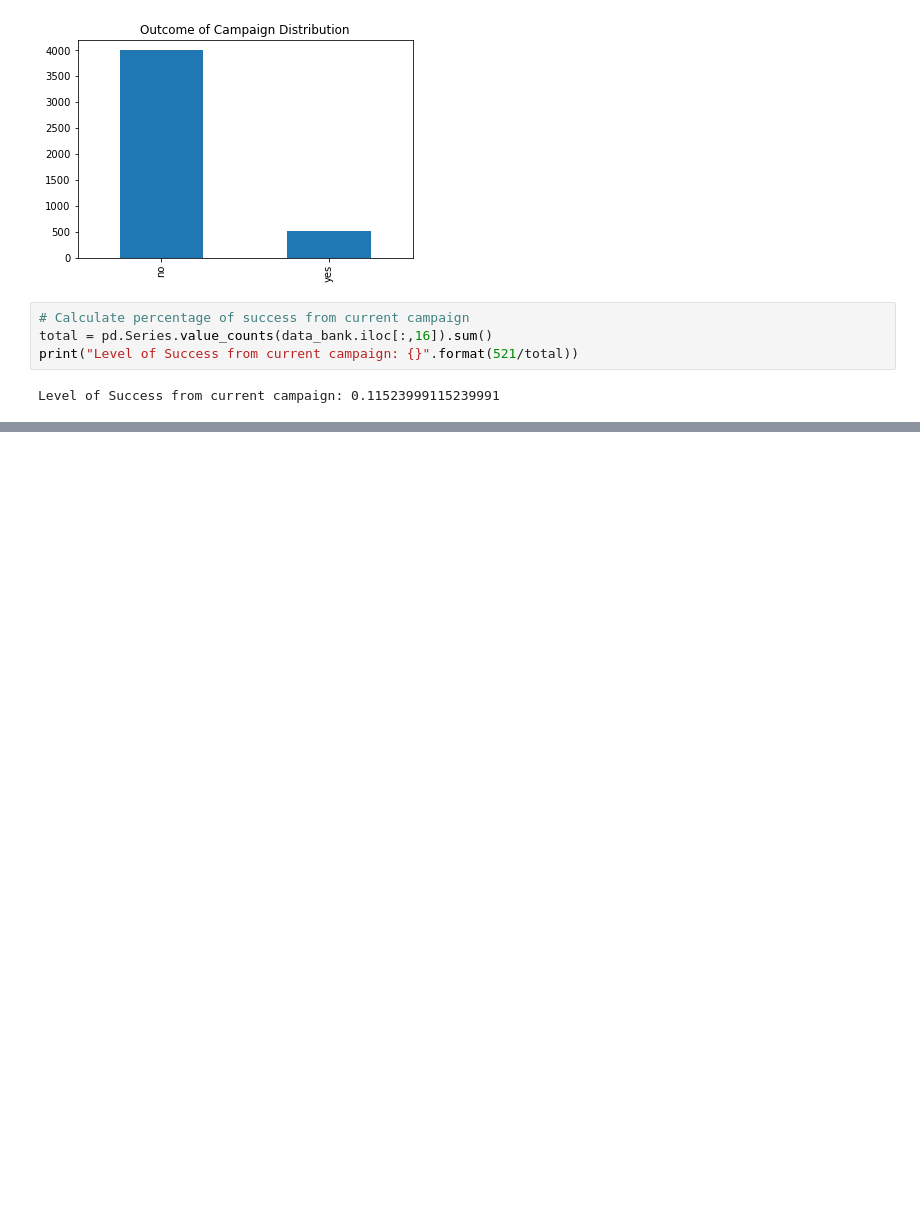
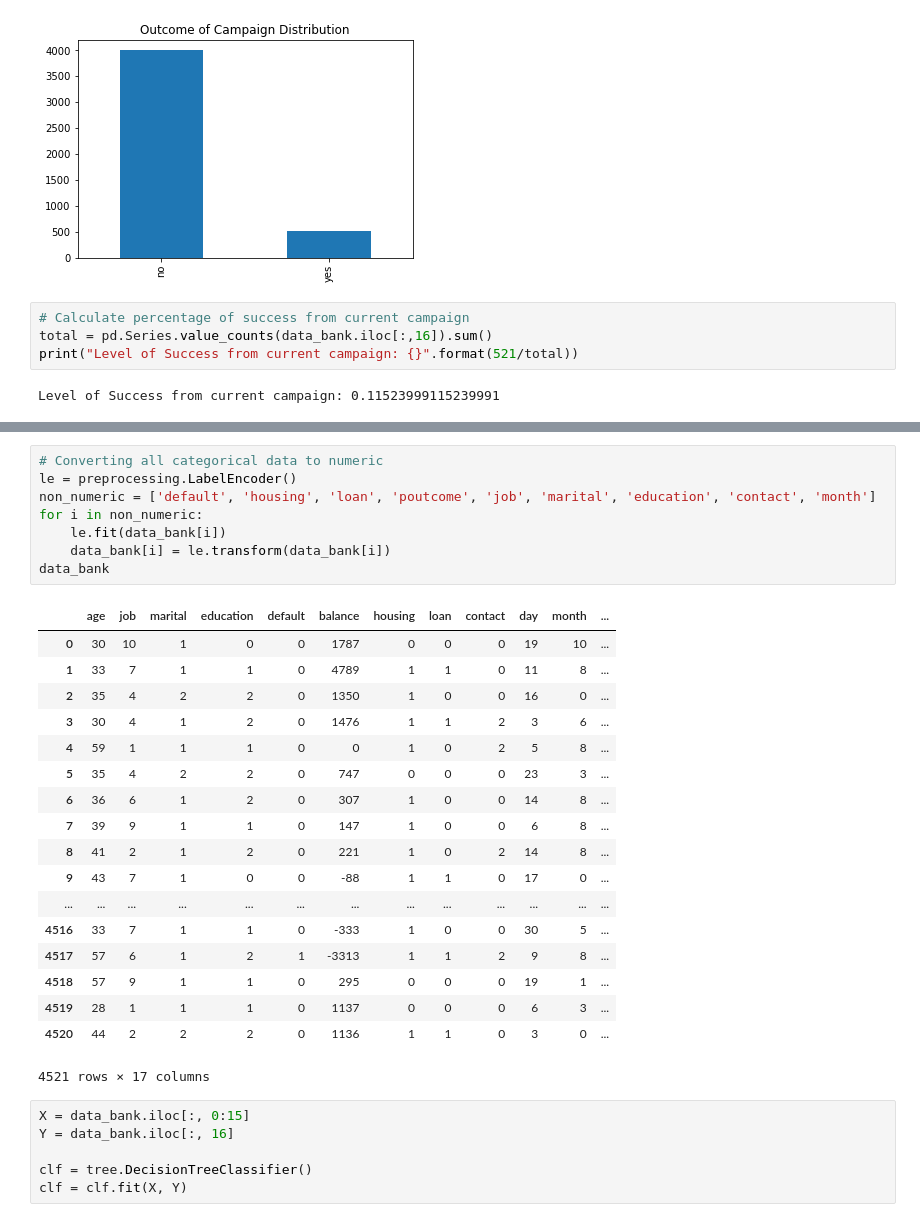
Before and after one commit to jjsimg/data_projects, a Jupyter notebook: bank_marketing/bank_marketing.ipynb, the cells around one changed output, grey strips where cells are left out. Cells and saved outputs as stored; diff of their text form; blank space fills up the shorter version.

```diff
--- a/bank_marketing/bank_marketing.ipynb
+++ b/bank_marketing/bank_marketing.ipynb
@@ -190,0 +221,33 @@ Level of Success from current campaign: 0.11523999115239991
+# %%
+# Converting all categorical data to numeric
+le = preprocessing.LabelEncoder()
+non_numeric = ['default', 'housing', 'loan', 'poutcome', 'job', 'marital', 'education', 'contact', 'month']
+for i in non_numeric:
+    le.fit(data_bank[i])
+    data_bank[i] = le.transform(data_bank[i])
+data_bank
+# %% [output]
+|  | age | job | marital | education | default | balance | housing | loan | contact | day | month | ... |
+| 0 | 30 | 10 | 1 | 0 | 0 | 1787 | 0 | 0 | 0 | 19 | 10 | ... |
+| 1 | 33 | 7 | 1 | 1 | 0 | 4789 | 1 | 1 | 0 | 11 | 8 | ... |
+| 2 | 35 | 4 | 2 | 2 | 0 | 1350 | 1 | 0 | 0 | 16 | 0 | ... |
+| 3 | 30 | 4 | 1 | 2 | 0 | 1476 | 1 | 1 | 2 | 3 | 6 | ... |
+| 4 | 59 | 1 | 1 | 1 | 0 | 0 | 1 | 0 | 2 | 5 | 8 | ... |
+| 5 | 35 | 4 | 2 | 2 | 0 | 747 | 0 | 0 | 0 | 23 | 3 | ... |
+| 6 | 36 | 6 | 1 | 2 | 0 | 307 | 1 | 0 | 0 | 14 | 8 | ... |
+| 7 | 39 | 9 | 1 | 1 | 0 | 147 | 1 | 0 | 0 | 6 | 8 | ... |
+| 8 | 41 | 2 | 1 | 2 | 0 | 221 | 1 | 0 | 2 | 14 | 8 | ... |
+| 9 | 43 | 7 | 1 | 0 | 0 | -88 | 1 | 1 | 0 | 17 | 0 | ... |
+| ... | ... | ... | ... | ... | ... | ... | ... | ... | ... | ... | ... | ... |
+| 4516 | 33 | 7 | 1 | 1 | 0 | -333 | 1 | 0 | 0 | 30 | 5 | ... |
+| 4517 | 57 | 6 | 1 | 2 | 1 | -3313 | 1 | 1 | 2 | 9 | 8 | ... |
+| 4518 | 57 | 9 | 1 | 1 | 0 | 295 | 0 | 0 | 0 | 19 | 1 | ... |
+| 4519 | 28 | 1 | 1 | 1 | 0 | 1137 | 0 | 0 | 0 | 6 | 3 | ... |
+| 4520 | 44 | 2 | 2 | 2 | 0 | 1136 | 1 | 1 | 0 | 3 | 0 | ... |
+4521 rows × 17 columns
+# %%
+X = data_bank.iloc[:, 0:15]
+Y = data_bank.iloc[:, 16]
+
+clf = tree.DecisionTreeClassifier()
+clf = clf.fit(X, Y)
```
Also changed, not shown: parts of 6 cells of this notebook.
